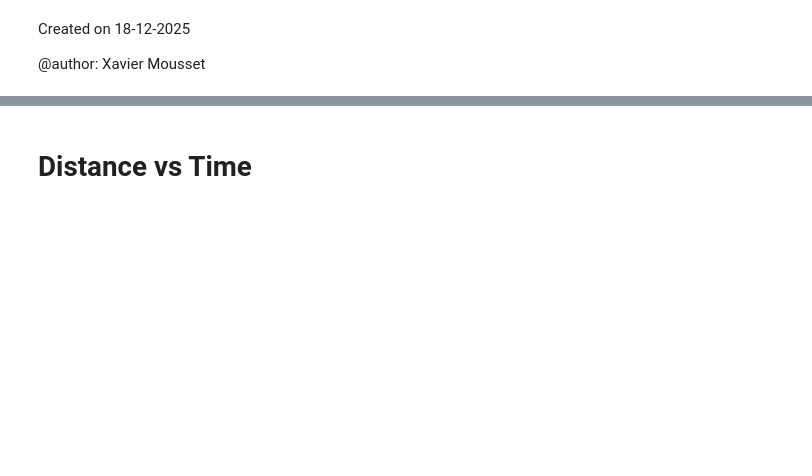
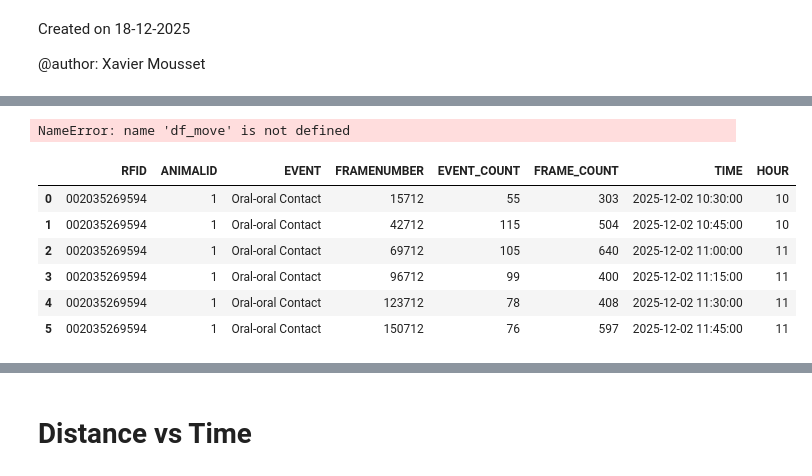
Before and after one commit to xmousset/lmt-analysis, a Jupyter notebook: LMT/dim_c_brains/nadege.ipynb, the cells around one changed output, grey strips where cells are left out. Cells and saved outputs as stored; diff of their text form; code cells hidden in the pictures; blank space fills up the shorter version.

```diff
--- a/LMT/dim_c_brains/nadege.ipynb
+++ b/LMT/dim_c_brains/nadege.ipynb
@@ -89,0 +55,10 @@ Speeds memory usage: 0.59 Mo
+# %%
+data = LargeDataFrameCreator(
+    connection= connection,
+    chunk_size= oneDay
+)
+
+df_event = data.get_largedf_events(events= "Oral-oral Contact")
+# df_move = data.get_largedf_movement()
+
+clear_output()
@@ -89,0 +74,15 @@ Speeds memory usage: 0.59 Mo
+# %%
+x_col = "TIME"
+y_col = "SPEED_MEAN"
+y_col_std = "SPEED_STD"
+color = "RFID"
+
+plt_curve_shaded(
+    df_move, "TIME", "SPEED_MEAN",
+    y_min_col= "SPEED_MIN",
+    y_max_col= "SPEED_MAX",
+    color= "RFID",
+    color_discrete_sequence=COLORS["discrete"]
+)
+# %% [output]
+NameError: name 'df_move' is not defined
@@ -89,0 +107,14 @@ Speeds memory usage: 0.59 Mo
+# %%
+if df_event is None:
+    raise ValueError("No event data available.")
+
+df_event["HOUR"] = df_event["TIME"].apply(lambda x: x.hour)
+df_event.head(6)
+# %% [output]
+|  | RFID | ANIMALID | EVENT | FRAMENUMBER | EVENT_COUNT | FRAME_COUNT | TIME | HOUR |
+| 0 | 002035269594 | 1 | Oral-oral Contact | 15712 | 55 | 303 | 2025-12-02 10:30:00 | 10 |
+| 1 | 002035269594 | 1 | Oral-oral Contact | 42712 | 115 | 504 | 2025-12-02 10:45:00 | 10 |
+| 2 | 002035269594 | 1 | Oral-oral Contact | 69712 | 105 | 640 | 2025-12-02 11:00:00 | 11 |
+| 3 | 002035269594 | 1 | Oral-oral Contact | 96712 | 99 | 400 | 2025-12-02 11:15:00 | 11 |
+| 4 | 002035269594 | 1 | Oral-oral Contact | 123712 | 78 | 408 | 2025-12-02 11:30:00 | 11 |
+| 5 | 002035269594 | 1 | Oral-oral Contact | 150712 | 76 | 597 | 2025-12-02 11:45:00 | 11 |
```
Also changed, not shown: parts of 25 cells of this notebook, 11 other files.
